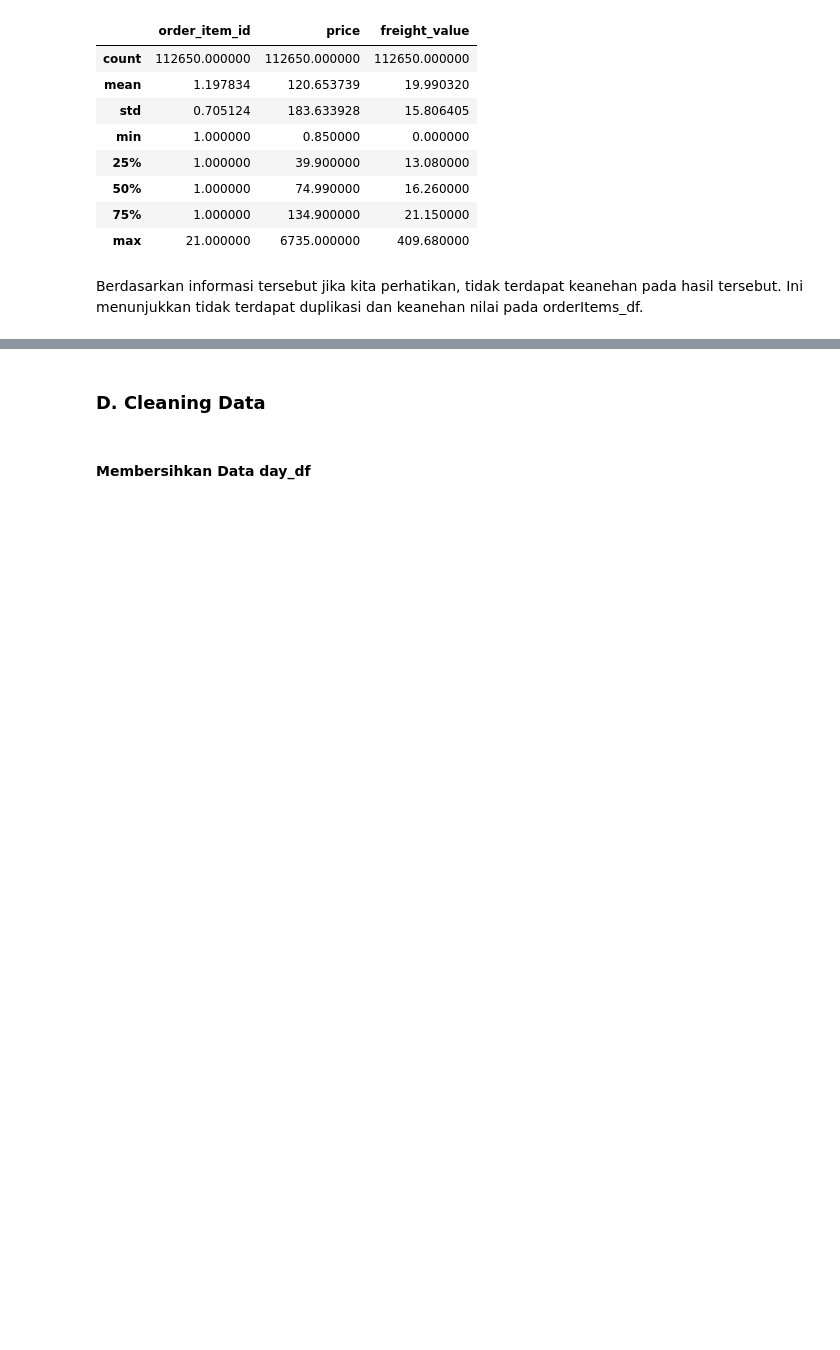
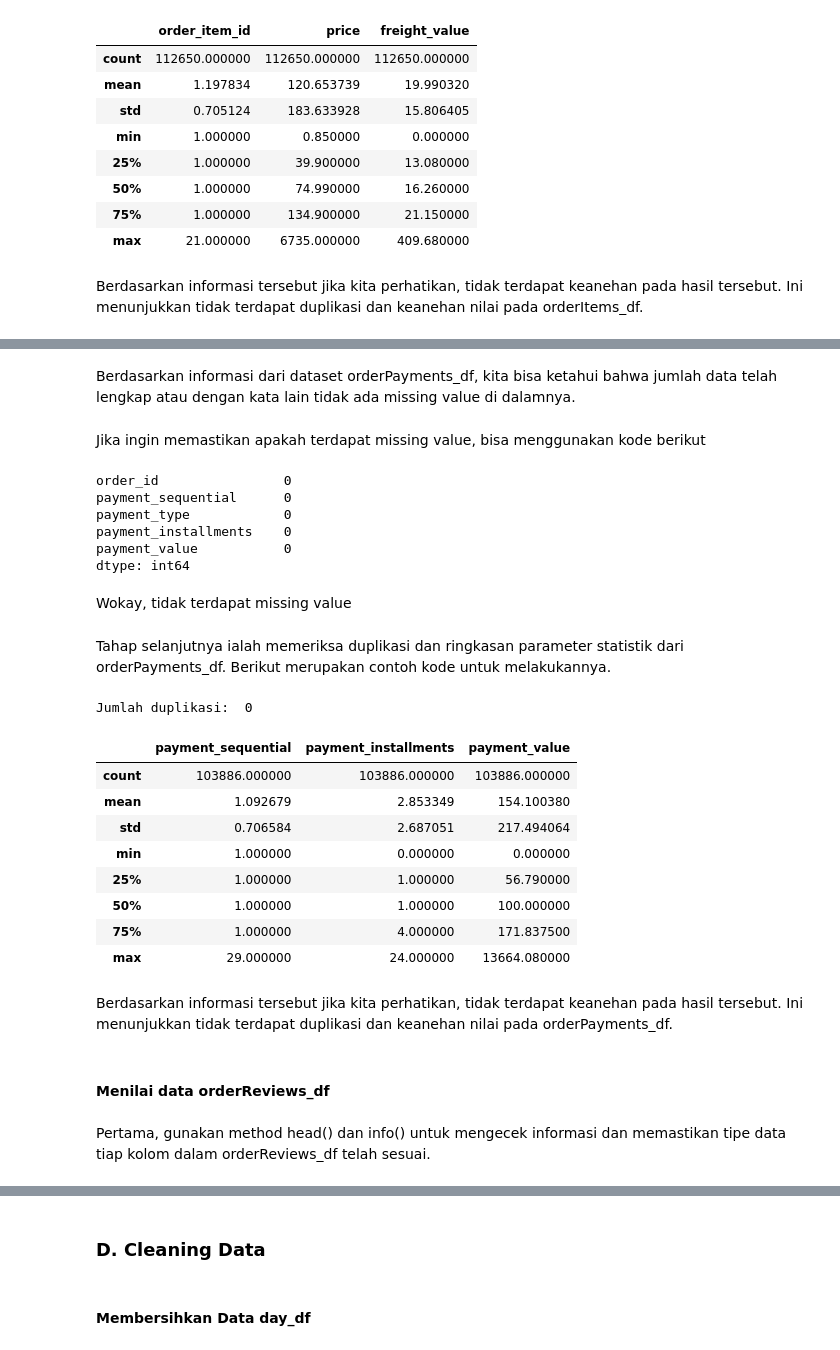
Before and after one commit to NuryaFahruRosyidin2406/Dicoding_Learn-Data-Scientist, a Jupyter notebook: Submission Project Analisis Data/Submission_Project_Analisis_Data.ipynb, the cells around one changed output, grey strips where cells are left out. Cells and saved outputs as stored; diff of their text form; code cells hidden in the pictures; blank space fills up the shorter version.

```diff
--- a/Submission Project Analisis Data/Submission_Project_Analisis_Data.ipynb
+++ b/Submission Project Analisis Data/Submission_Project_Analisis_Data.ipynb
@@ -338,0 +367,37 @@ Berdasarkan informasi tersebut jika kita perhatikan, tidak terdapat keanehan pad
+# %% [markdown]
+Berdasarkan informasi dari dataset orderPayments_df, kita bisa ketahui bahwa jumlah data telah lengkap atau dengan kata lain tidak ada missing value di dalamnya.
+# %% [markdown]
+Jika ingin memastikan apakah terdapat missing value, bisa menggunakan kode berikut
+# %%
+orderPayments_df.isna().sum()
+# %% [output]
+order_id                0
+payment_sequential      0
+payment_type            0
+payment_installments    0
+payment_value           0
+dtype: int64
+# %% [markdown]
+Wokay, tidak terdapat missing value
+# %% [markdown]
+Tahap selanjutnya ialah memeriksa duplikasi dan ringkasan parameter statistik dari orderPayments_df. Berikut merupakan contoh kode untuk melakukannya.
+# %%
+print("Jumlah duplikasi: ", orderPayments_df.duplicated().sum())
+orderPayments_df.describe()
+# %% [output]
+Jumlah duplikasi:  0
+|  | payment_sequential | payment_installments | payment_value |
+| count | 103886.000000 | 103886.000000 | 103886.000000 |
+| mean | 1.092679 | 2.853349 | 154.100380 |
+| std | 0.706584 | 2.687051 | 217.494064 |
+| min | 1.000000 | 0.000000 | 0.000000 |
+| 25% | 1.000000 | 1.000000 | 56.790000 |
+| 50% | 1.000000 | 1.000000 | 100.000000 |
+| 75% | 1.000000 | 4.000000 | 171.837500 |
+| max | 29.000000 | 24.000000 | 13664.080000 |
+# %% [markdown]
+Berdasarkan informasi tersebut jika kita perhatikan, tidak terdapat keanehan pada hasil tersebut. Ini menunjukkan tidak terdapat duplikasi dan keanehan nilai pada orderPayments_df.
+# %% [markdown]
+#### Menilai data orderReviews_df
+# %% [markdown]
+Pertama, gunakan method head() dan info() untuk mengecek informasi dan memastikan tipe data tiap kolom dalam orderReviews_df telah sesuai.
```
Also changed, not shown: parts of 60 cells of this notebook.
